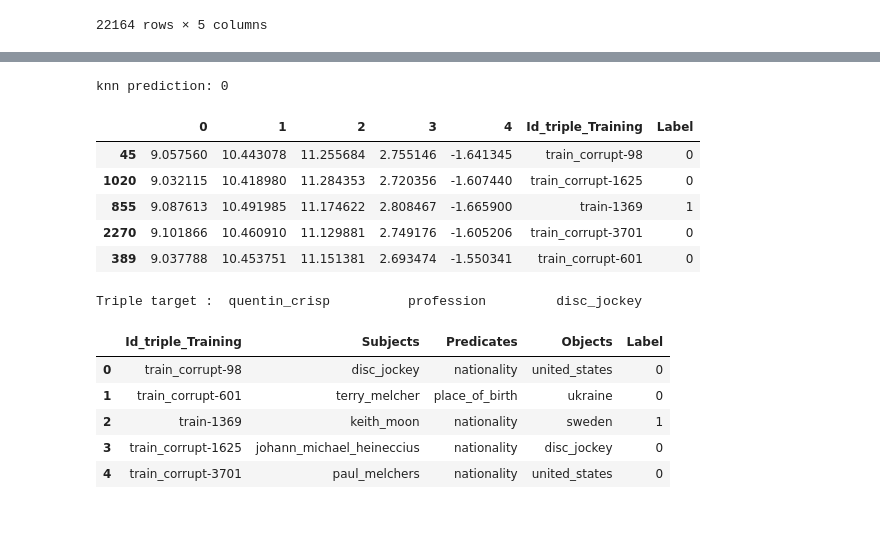
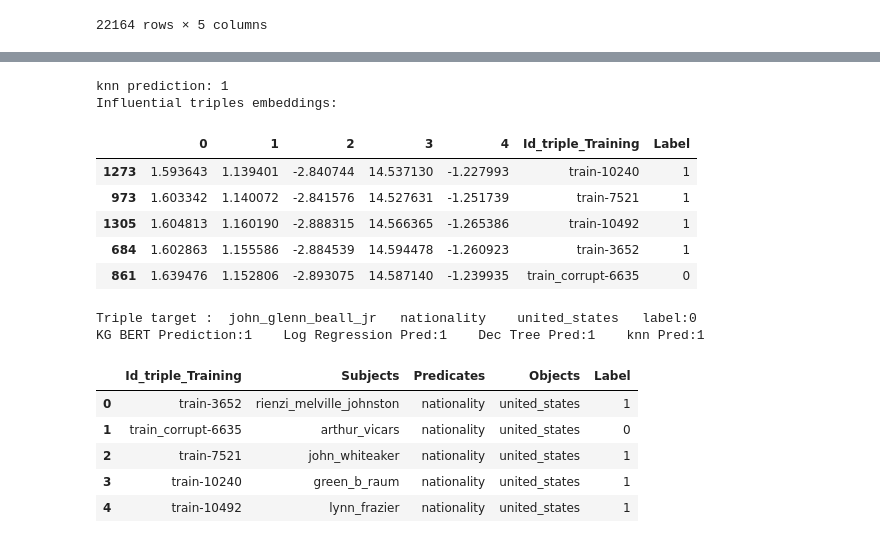
Before and after one commit to yalopez84/Interpretable_method, a Jupyter notebook: Interpretable_Triple_Prediction_Method.ipynb, the cells around one changed output, grey strips where cells are left out. Drawn from its saved outputs; the diff is of its cells as text; code cells hidden in the pictures.

```diff
--- a/Interpretable_Triple_Prediction_Method.ipynb
+++ b/Interpretable_Triple_Prediction_Method.ipynb
@@ -644,27 +644,30 @@ print(r)
 # %%
-#Triple target prediction by KNN
+#Triple target prediction by KNN and influential triples embeddings (nearest neighbors)
 from numpy.core.fromnumeric import squeeze
 from sklearn.neighbors import KNeighborsClassifier, RadiusNeighborsClassifier
 knc = KNeighborsClassifier(n_neighbors=5)
 rnc = RadiusNeighborsClassifier(radius=5)
 knc.fit(umap_embeddings_target_triple_set_df.iloc[:,:5],umap_embeddings_target_triple_set_df.iloc[:,6])
 rnc.fit(umap_embeddings_target_triple_set_df.iloc[:,:5],umap_embeddings_target_triple_set_df.iloc[:,6])
 knc_pred = knc.predict(umap_embeddings[-1,:].reshape(1,5))
-print("knn prediction:", knc_pred[0])
+knn_predicion=knc_pred[0]
+print("knn prediction:", knn_predicion)
 _, knc_neighbors = knc.kneighbors(umap_embeddings[-1,:].reshape(1,5))
 nearest_neighbors=knc_neighbors.squeeze().tolist()
 nearest_neighbors_df=umap_embeddings_target_triple_set_df.iloc[nearest_neighbors]
+print("Influential triples embeddings:")
 nearest_neighbors_df
 # %% [output]
-knn prediction: 0
+knn prediction: 1
+Influential triples embeddings:
 |  | 0 | 1 | 2 | 3 | 4 | Id_triple_Training | Label |
-| 45 | 9.057560 | 10.443078 | 11.255684 | 2.755146 | -1.641345 | train_corrupt-98 | 0 |
-| 1020 | 9.032115 | 10.418980 | 11.284353 | 2.720356 | -1.607440 | train_corrupt-1625 | 0 |
-| 855 | 9.087613 | 10.491985 | 11.174622 | 2.808467 | -1.665900 | train-1369 | 1 |
-| 2270 | 9.101866 | 10.460910 | 11.129881 | 2.749176 | -1.605206 | train_corrupt-3701 | 0 |
-| 389 | 9.037788 | 10.453751 | 11.151381 | 2.693474 | -1.550341 | train_corrupt-601 | 0 |
+| 1273 | 1.593643 | 1.139401 | -2.840744 | 14.537130 | -1.227993 | train-10240 | 1 |
+| 973 | 1.603342 | 1.140072 | -2.841576 | 14.527631 | -1.251739 | train-7521 | 1 |
+| 1305 | 1.604813 | 1.160190 | -2.888315 | 14.566365 | -1.265386 | train-10492 | 1 |
+| 684 | 1.602863 | 1.155586 | -2.884539 | 14.594478 | -1.260923 | train-3652 | 1 |
+| 861 | 1.639476 | 1.152806 | -2.893075 | 14.587140 | -1.239935 | train_corrupt-6635 | 0 |
 # %%
-#Influential triples within the Target Triple Set
+#Influential triples lines by KNN (nearest neighbors)
 from numpy.ma.core import append
 id_triples=nearest_neighbors_df.iloc[:,5].unique()
 train_triples_lines=processor.get_train_triples(pathFile)
@@ -675,9 +678,19 @@ for triple in train_triples_lines_neighbors:
 
 id_triple_target=int(id_input_triple.split("-")[1])
 triple_target_line=processor.get_test_triples(pathFile)[id_triple_target]
-print('\033[1m'+"Triple target \033[0m:  {}          {}         {}".format(triple_target_line[0], triple_target_line[1],triple_target_line[2]))
+kg_Bert_Precition_value=kg_Bert_predictions_list[id_triple_target]
+log_reg_prediction_value=log_regresion
+dec_tree_prediction_value=dec_tree_prediction
+knn_predicion_value=knn_predicion
+label=1 if triple_target_line[3]==1 else 0
+print('\033[1m'+"Triple target \033[0m:  {}   {}    {}   label:{}".format(triple_target_line[0], triple_target_line[1],triple_target_line[2], label))
 
-#Show Influential triples for the target triple prediction
+print("KG BERT Prediction:{}    Log Regression Pred:{}    Dec Tree Pred:{}    knn Pred:{}".format(kg_Bert_Precition_value, log_reg_prediction_value, dec_tree_prediction_value, knn_predicion_value))
+print("\n")
+
+
+
+#Influential triples for the target triple prediction
 ids_list4=[]
 subjets_list4=[]
 predicates_list4=[]
@@ -700,10 +713,11 @@ data4_labels=pd.Series(labels_list4)
 frame4_influential_triple_train=pd.DataFrame({'Id_triple_Training':data4_ids, 'Subjects':data4_subjects,'Predicates':data4_predicates, "Objects":data4_objects, "Label":data4_labels})
 frame4_influential_triple_train
 # %% [output]
-Triple target :  quentin_crisp          profession         disc_jockey
+Triple target :  john_glenn_beall_jr   nationality    united_states   label:0
+KG BERT Prediction:1    Log Regression Pred:1    Dec Tree Pred:1    knn Pred:1
 |  | Id_triple_Training | Subjects | Predicates | Objects | Label |
-| 0 | train_corrupt-98 | disc_jockey | nationality | united_states | 0 |
-| 1 | train_corrupt-601 | terry_melcher | place_of_birth | ukraine | 0 |
-| 2 | train-1369 | keith_moon | nationality | sweden | 1 |
-| 3 | train_corrupt-1625 | johann_michael_heineccius | nationality | disc_jockey | 0 |
-| 4 | train_corrupt-3701 | paul_melchers | nationality | united_states | 0 |
+| 0 | train-3652 | rienzi_melville_johnston | nationality | united_states | 1 |
+| 1 | train_corrupt-6635 | arthur_vicars | nationality | united_states | 0 |
+| 2 | train-7521 | john_whiteaker | nationality | united_states | 1 |
+| 3 | train-10240 | green_b_raum | nationality | united_states | 1 |
+| 4 | train-10492 | lynn_frazier | nationality | united_states | 1 |
```
Also changed, not shown: parts of 10 cells of this notebook.
